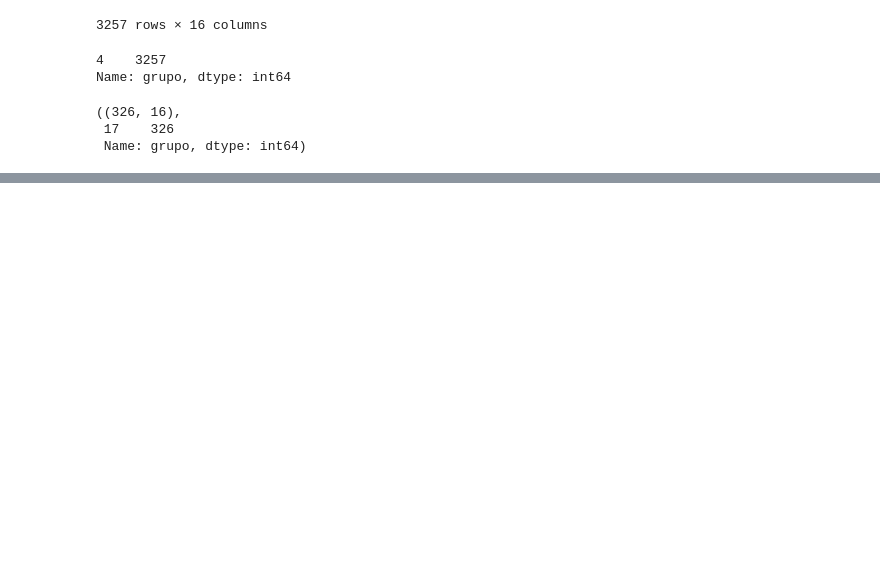
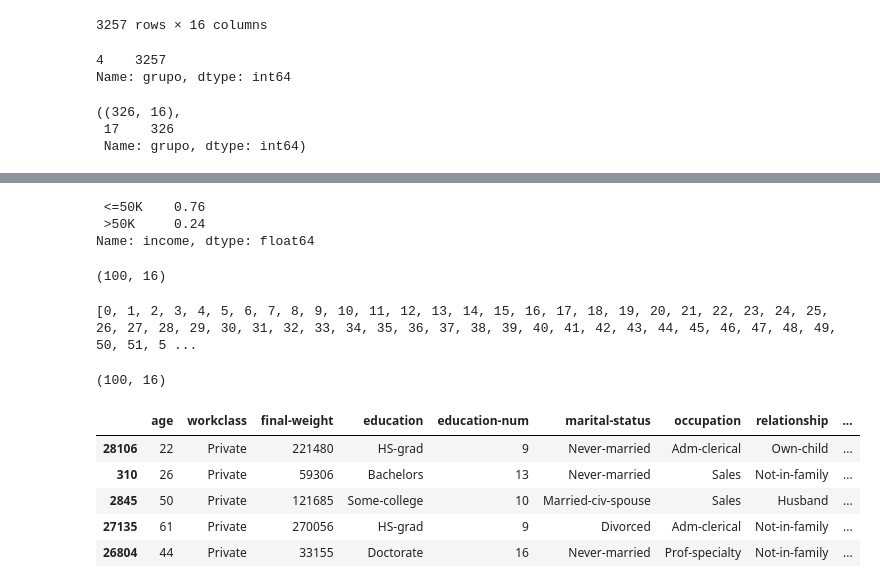
Before and after one commit to caiquemiranda/python-statistics, a Jupyter notebook: estatistica-machine-learning/cls01-População-e-amostra.ipynb, the cells around one changed output, grey strips where cells are left out. Cells and saved outputs as stored; diff of their text form; code cells hidden in the pictures; blank space fills up the shorter version.

```diff
--- a/estatistica-machine-learning/cls01-População-e-amostra.ipynb
+++ b/estatistica-machine-learning/cls01-População-e-amostra.ipynb
@@ -273,0 +337,8 @@ df_amostra_agrupamento.tail()
+# %%
+# verificação da divisão dos dados da variavel income(renda)
+
+df_y['income'].value_counts('>50K')
+# %% [output]
+ <=50K    0.76
+ >50K     0.24
+Name: income, dtype: float64
@@ -273,0 +353,8 @@ df_amostra_agrupamento.tail()
+# %%
+# geração de amostras estratificadas
+df_amostra_estratificada = amostragem_estratificada(dados, 0.0030711587481956942)
+
+# visualização da quantidade de registros por amostra estratificada
+df_amostra_estratificada.shape
+# %% [output]
+(100, 16)
@@ -273,0 +364,12 @@ df_amostra_agrupamento.tail()
+# %%
+# geração de indice para cada registro
+
+stream = []                             # inicialização da lista onde ficarão os valores
+for i in range(len(dados)):             # iteração sobre os registros da base de dados
+    stream.append(i)                    # adiciona o indice a lista
+# %%
+# visualização dos indices
+
+print(stream)
+# %% [output]
+[0, 1, 2, 3, 4, 5, 6, 7, 8, 9, 10, 11, 12, 13, 14, 15, 16, 17, 18, 19, 20, 21, 22, 23, 24, 25, 26, 27, 28, 29, 30, 31, 32, 33, 34, 35, 36, 37, 38, 39, 40, 41, 42, 43, 44, 45, 46, 47, 48, 49, 50, 51, 5 ...
@@ -273,0 +398,18 @@ df_amostra_agrupamento.tail()
+# %%
+# uso da função para gerar amostras de reservatório com 100 amostras
+df_amostragem_reservatorio = amostragem_reservatorio(dados, 100)
+
+# visualização da quantidade de registros sorteados
+df_amostragem_reservatorio.shape
+# %% [output]
+(100, 16)
+# %%
+# visualização dos primeiros registros da amostra reservatorio
+df_amostragem_reservatorio.head()
+# %% [output]
+|  | age | workclass | final-weight | education | education-num | marital-status | occupation | relationship | ... |
+| 28106 | 22 | Private | 221480 | HS-grad | 9 | Never-married | Adm-clerical | Own-child | ... |
+| 310 | 26 | Private | 59306 | Bachelors | 13 | Never-married | Sales | Not-in-family | ... |
+| 2845 | 50 | Private | 121685 | Some-college | 10 | Married-civ-spouse | Sales | Husband | ... |
+| 27135 | 61 | Private | 270056 | HS-grad | 9 | Divorced | Adm-clerical | Not-in-family | ... |
+| 26804 | 44 | Private | 33155 | Doctorate | 16 | Never-married | Prof-specialty | Not-in-family | ... |
```
Also changed, not shown: parts of 24 cells of this notebook.
